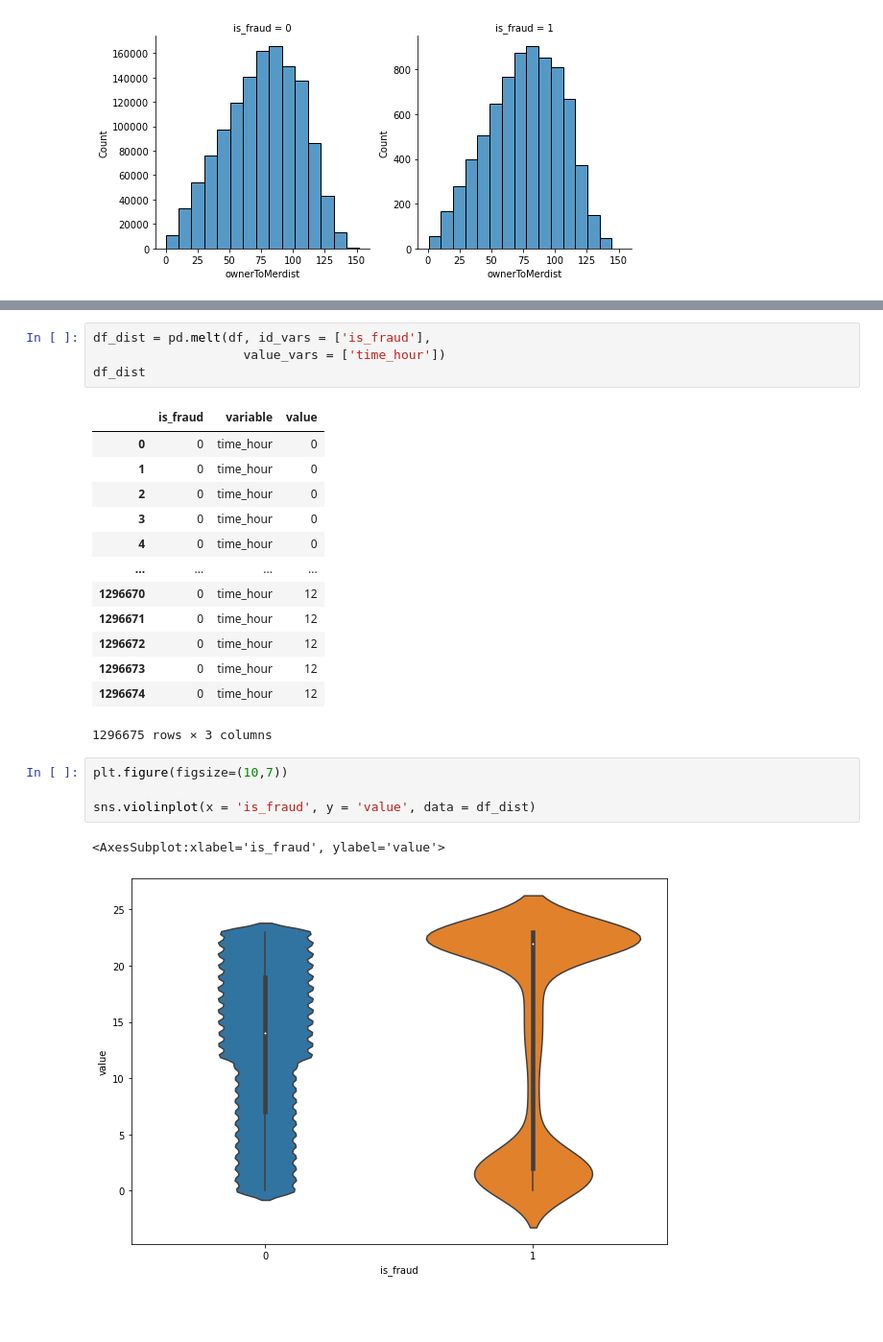
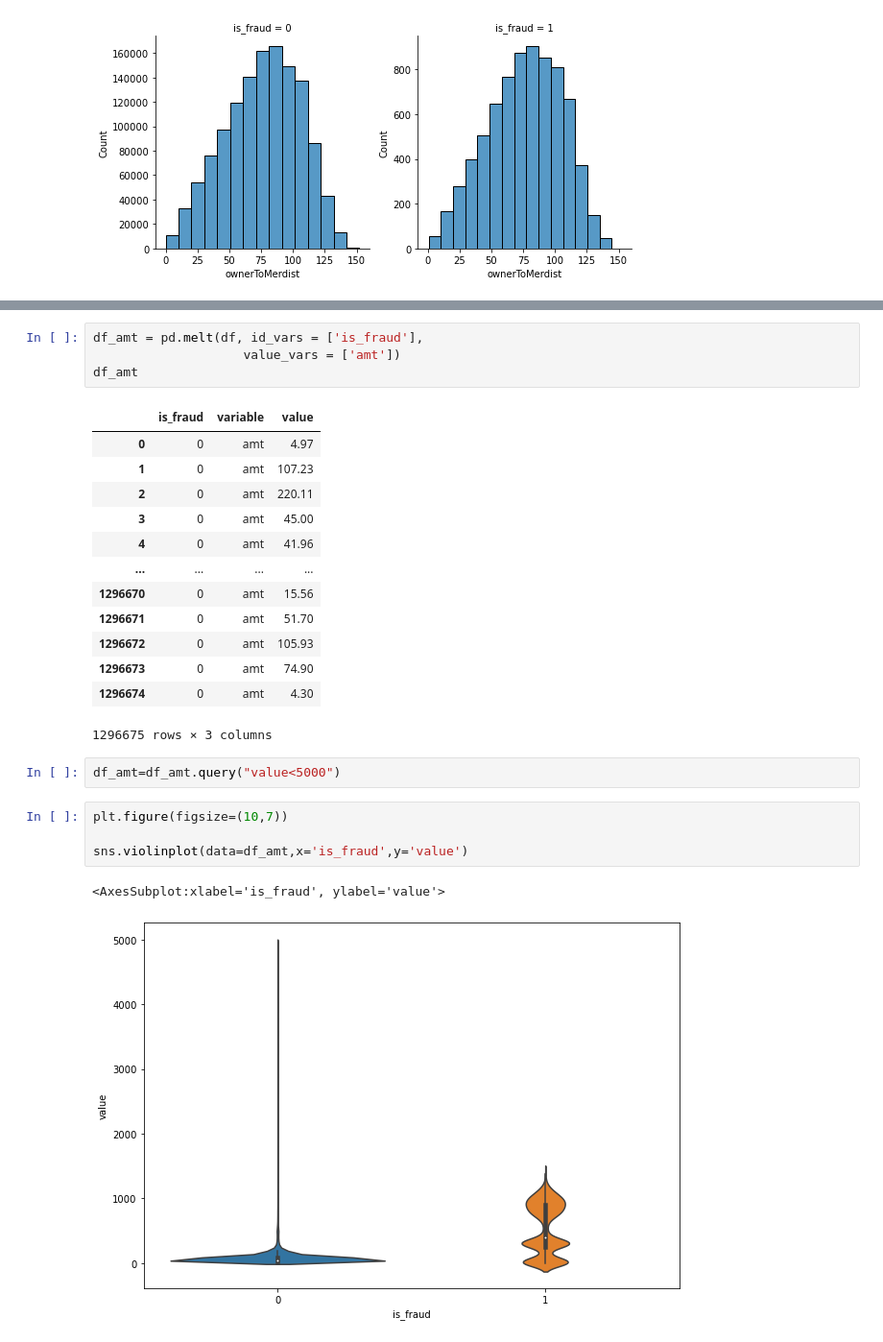
Before and after one commit to kdmanwani/credit_fraud, a Jupyter notebook: credit_card_fraud.ipynb, the cells around one changed output, grey strips where cells are left out. Shown at 96% size. Cells and saved outputs as stored; diff of their text form; blank space fills up the shorter version.

```diff
--- a/credit_card_fraud.ipynb
+++ b/credit_card_fraud.ipynb
@@ -254,25 +285,27 @@ g.map_dataframe(sns.histplot, x="ownerToMerdist",bins=15)
 # %%
-df_dist = pd.melt(df, id_vars = ['is_fraud'],
-                    value_vars = ['time_hour'])
-df_dist
+df_amt = pd.melt(df, id_vars = ['is_fraud'],
+                    value_vars = ['amt'])
+df_amt
 # %% [output]
 |  | is_fraud | variable | value |
-| 0 | 0 | time_hour | 0 |
-| 1 | 0 | time_hour | 0 |
-| 2 | 0 | time_hour | 0 |
-| 3 | 0 | time_hour | 0 |
-| 4 | 0 | time_hour | 0 |
+| 0 | 0 | amt | 4.97 |
+| 1 | 0 | amt | 107.23 |
+| 2 | 0 | amt | 220.11 |
+| 3 | 0 | amt | 45.00 |
+| 4 | 0 | amt | 41.96 |
 | ... | ... | ... | ... |
-| 1296670 | 0 | time_hour | 12 |
-| 1296671 | 0 | time_hour | 12 |
-| 1296672 | 0 | time_hour | 12 |
-| 1296673 | 0 | time_hour | 12 |
-| 1296674 | 0 | time_hour | 12 |
+| 1296670 | 0 | amt | 15.56 |
+| 1296671 | 0 | amt | 51.70 |
+| 1296672 | 0 | amt | 105.93 |
+| 1296673 | 0 | amt | 74.90 |
+| 1296674 | 0 | amt | 4.30 |
 1296675 rows × 3 columns
+# %%
+df_amt=df_amt.query("value<5000")
 # %%
 plt.figure(figsize=(10,7))
 
-sns.violinplot(x = 'is_fraud', y = 'value', data = df_dist)
+sns.violinplot(data=df_amt,x='is_fraud',y='value')
 # %% [output]
 <AxesSubplot:xlabel='is_fraud', ylabel='value'>
-[figure, old version]
+[figure, new version]
```
Also changed, not shown: parts of 3 cells of this notebook.
